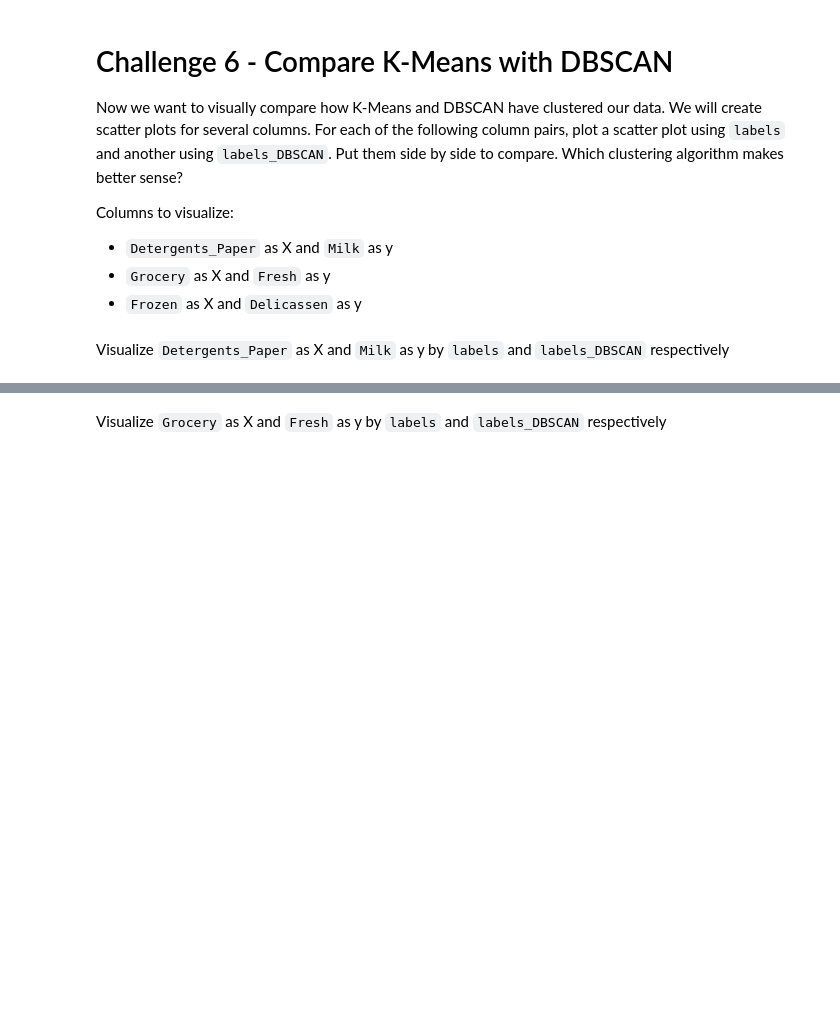
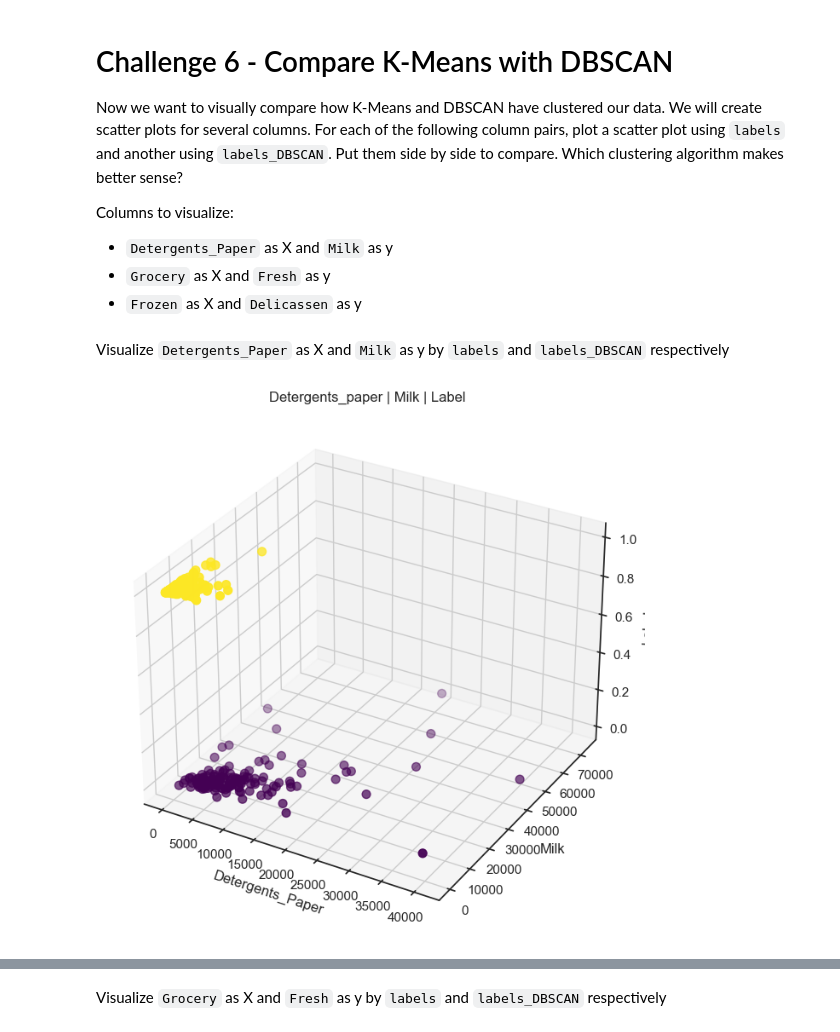
Before and after one commit to Ironhack-Data-Madrid-Octubre-2023/7.4-lab_unsupervised_learning, a Jupyter notebook: your-code/main.ipynb, the cells around one changed output, grey strips where cells are left out. Drawn from its saved outputs; the diff is of its cells as text; code cells hidden in the pictures; blank space fills up the shorter version.

Commit message:
Scatter - van por aqui los tiros?

```diff
--- a/your-code/main.ipynb
+++ b/your-code/main.ipynb
@@ -247,6 +247,10 @@ Count the values in `labels`.
 Now let's cluster the data using DBSCAN. Use `DBSCAN(eps=0.5)` to initiate the model, then fit your scaled data. In the data returned from the `.fit` method, assign the `labels_` back to `customers['labels_DBSCAN']`. Now your original data have two labels, one from K-Means and the other from DBSCAN.
 # %%
 # Your code here
-from sklearn.cluster import DBSCAN
+from sklearn.cluster import DBSCAN # importamos
+
+dbscan = DBSCAN(eps=0.5) # inicializamos
+
+db = dbscan.fit(customers_scale)
 # %% [markdown]
 Count the values in `labels_DBSCAN`.
@@ -254,0 +261,3 @@ Count the values in `labels_DBSCAN`.
+# %%
+customers['labels_DBSCAN'] = db.labels_
+customers.head()
@@ -254,0 +271,4 @@ Count the values in `labels_DBSCAN`.
+# %%
+# voy a cambiar la columna 'cluster' de nombre a 'label' que es como me lo habían pedido y para los siguientes challenges se va a ver mejor
+customers = customers.rename(columns={'cluster':'label'})
+customers.head()
@@ -268,0 +294,17 @@ Visualize `Detergents_Paper` as X and `Milk` as y by `labels` and `labels_DBSCAN
+# %%
+fig = plt.figure(figsize=(10, 8))
+ax = fig.add_subplot(111, projection='3d')
+
+# Scatter plot
+ax.scatter(customers['Detergents_Paper'], customers['Milk'], customers['label'], c=customers['label'], cmap='viridis', s=50)
+
+# Set labels
+ax.set_xlabel('Detergents_Paper')
+ax.set_ylabel('Milk')
+ax.set_zlabel('Label')
+ax.set_title('Detergents_paper | Milk | Label')
+
+# Show the plot
+plt.show()
+# %% [output]
+[figure, added]
```
Also changed, not shown: parts of 8 cells of this notebook.
